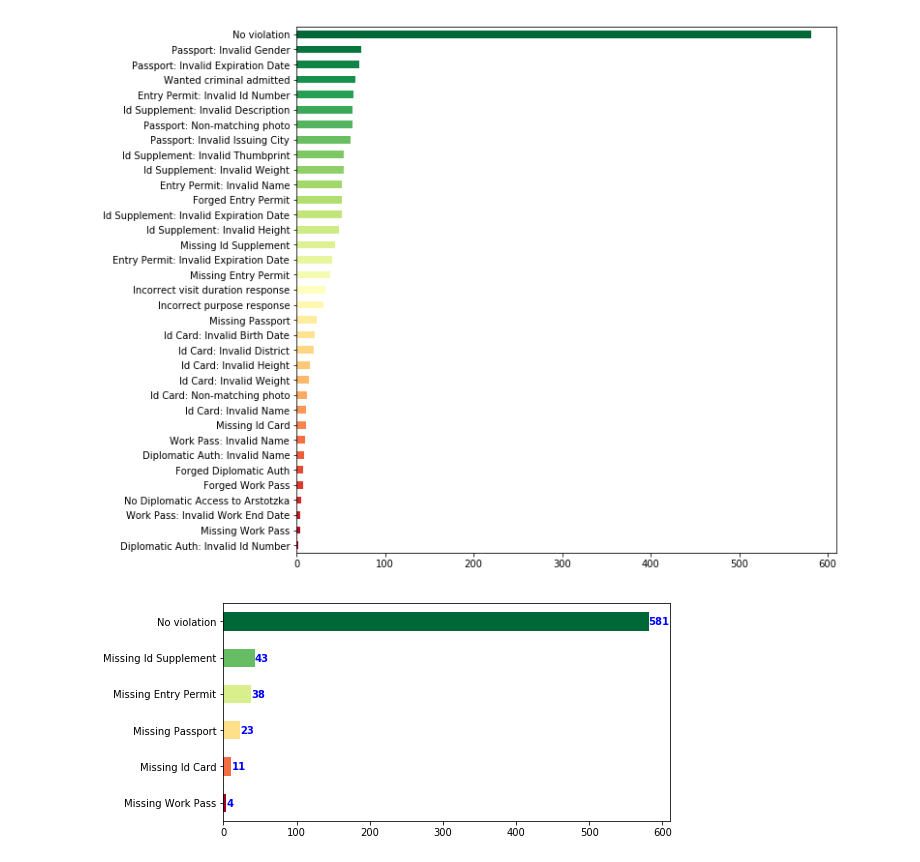
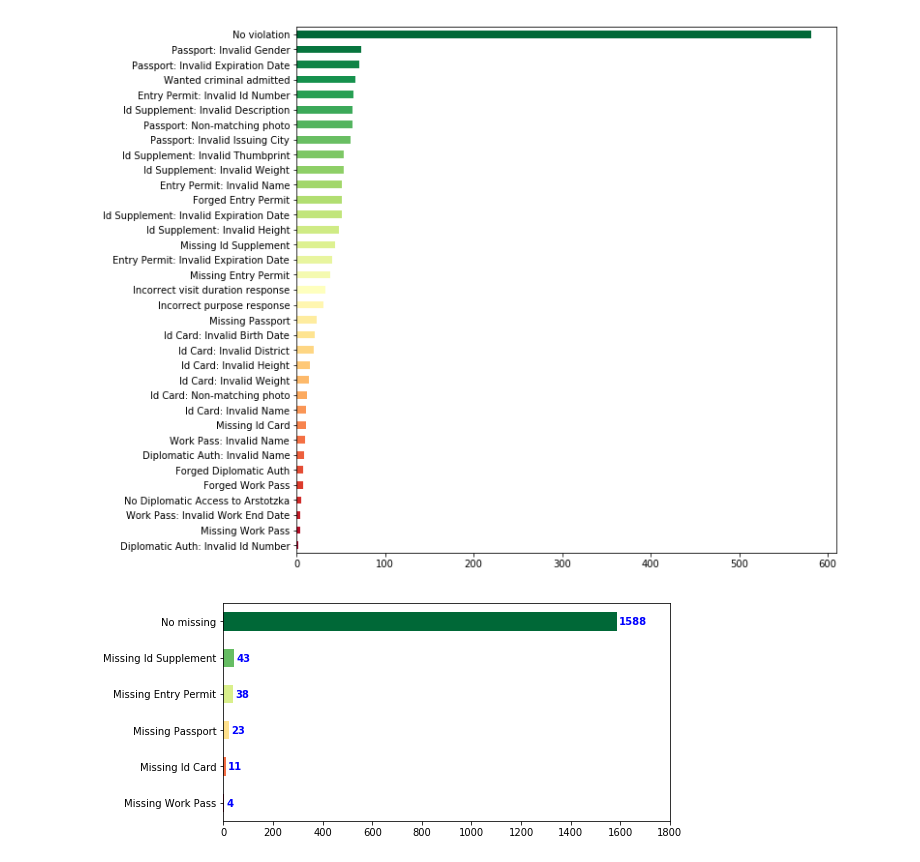
Before and after one commit to seppo0010/papersplease-bot, a Jupyter notebook: Research-results.ipynb, the cells around one changed output. Drawn from its saved outputs; the diff is of its cells as text; code cells hidden in the pictures.

Commit message:
Missing data analysis

```diff
--- a/Research-results.ipynb
+++ b/Research-results.ipynb
@@ -236,10 +236,16 @@ pd.Series(violation_counts).sort_values().plot(kind='barh', color=cm.RdYlGn(np.l
 [figure]
 # %%
 plt.figure(figsize=(8, 4))
-missings = {k: v for k, v in violation_counts.items() if 'Missing' in k or k == 'No violation'}
+missings = {'No missing': 0}
+for k, v in violation_counts.items():
+    if 'Missing' in k:
+        missings[k] = v
+    else:
+        missings['No missing'] += v
 s = pd.Series(missings).sort_values()
 s.plot(kind='barh', color=cm.RdYlGn(np.linspace(0,1,len(missings))));
+plt.xticks(np.arange(0, missings['No missing'] + 300, 200))
 for i, v in enumerate(s):
-    plt.text(v, i - .1, str(v), color='blue', fontweight='bold')
+    plt.text(v + 8, i - .1, str(v), color='blue', fontweight='bold')
 # %% [output]
-[figure, old version]
+[figure, new version]
```
